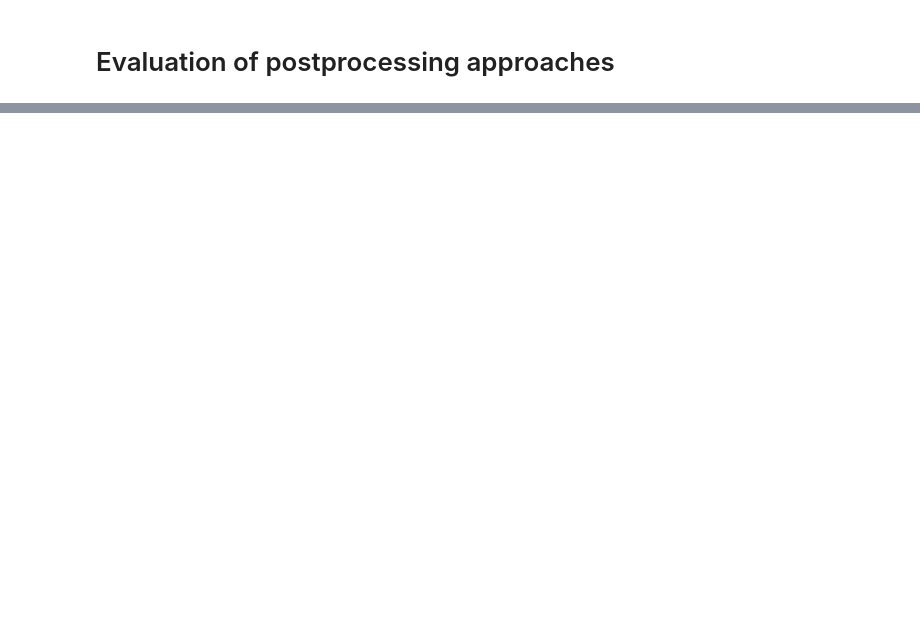
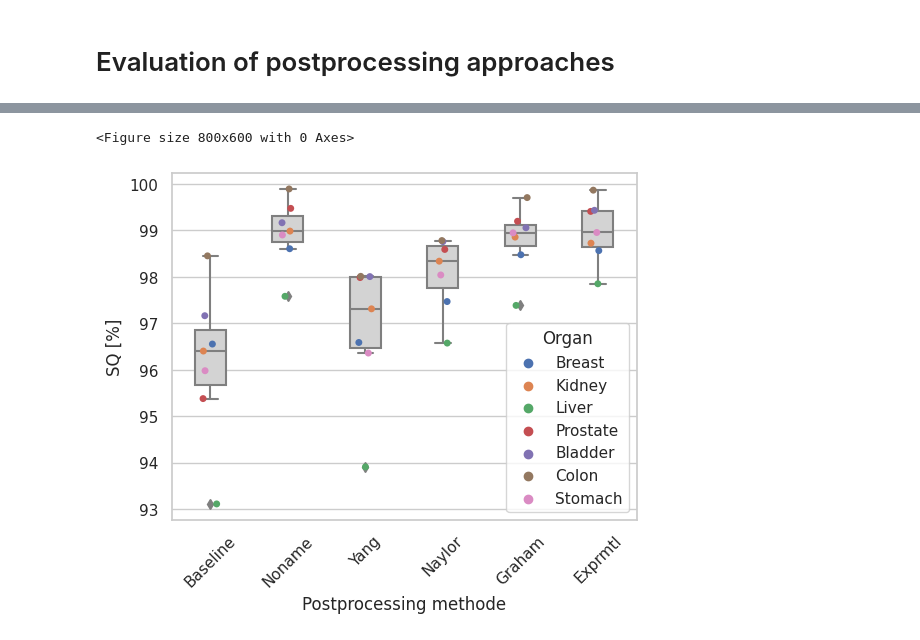
Before and after one commit to emerbitz/NucInstSeg, a Jupyter notebook: postprocessing_evaluation.ipynb, the cells around one changed output, grey strips where cells are left out. Saved outputs shown, nothing was run; the diff lists cells and outputs as text; code cells hidden in the pictures; blank space fills up the shorter version.

```diff
--- a/postprocessing_evaluation.ipynb
+++ b/postprocessing_evaluation.ipynb
@@ -227,0 +587,3 @@ PQ: 0.8429220914840698
+# %%
+test_performance_sq = cal_performance_for_score(test_performance_organ_c, score="SQ")
+make_pretty_tabel_performance_score(test_performance_sq, "Organwise SQ [%]")
@@ -227,0 +602,5 @@ PQ: 0.8429220914840698
+# %%
+make_performance_boxplot(test_performance_sq, score="SQ")
+# %% [output]
+<Figure size 800x600 with 0 Axes>
+[figure, added]
```
Also changed, not shown: parts of 81 cells of this notebook.
